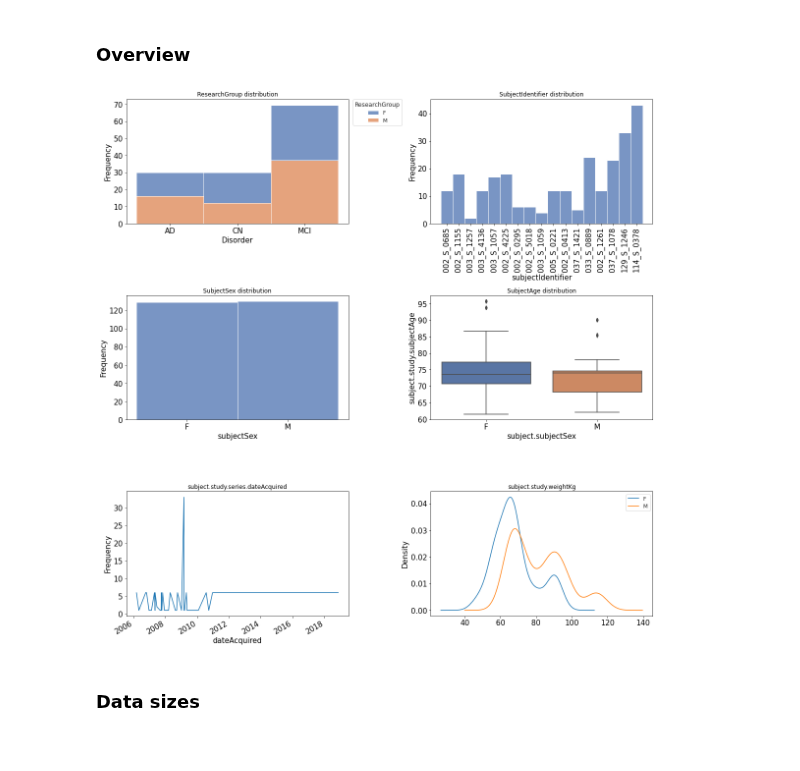
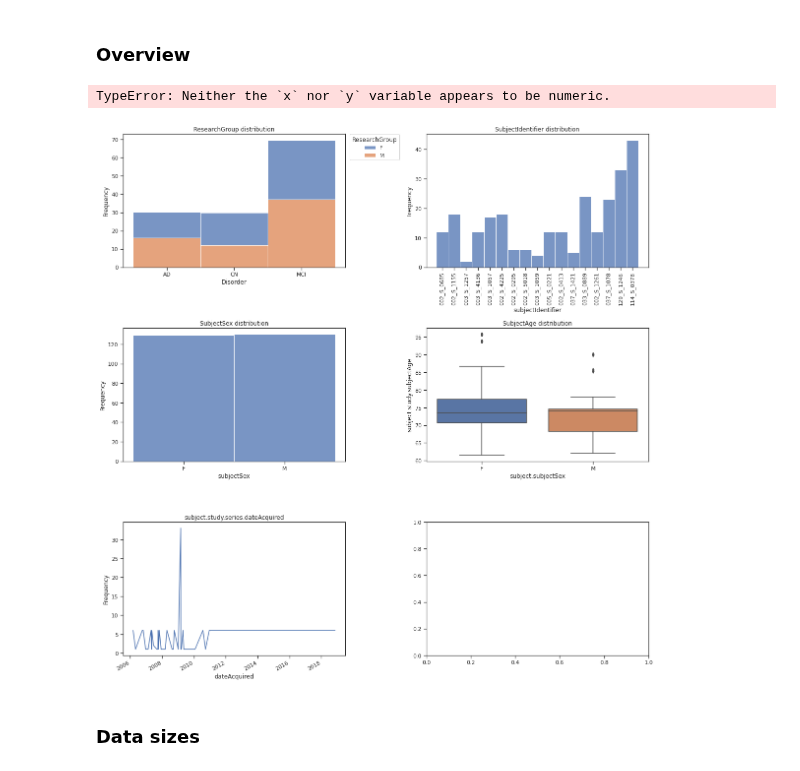
Before and after one commit to FredrikM97/Medical-ROI, a Jupyter notebook: Development/visualisation/visualisation.ipynb, the cells around one changed output. Cells and saved outputs as stored; diff of their text form; code cells hidden in the pictures.

Commit message:
Attempt to fix visualisaton error

```diff
--- a/Development/visualisation/visualisation.ipynb
+++ b/Development/visualisation/visualisation.ipynb
@@ -151,35 +151,45 @@ dplay.do_histplot(
     ax=axes[1,0],
     plot_kws={'stat':'frequency'},
     legend_kws={'title':'ResearchGroup'},
     setting_kws={'title':'SubjectSex distribution','xlabel':'subjectSex'}
 )
 
 dplay.do_boxplot(
     df,
     y='subject.study.subjectAge',
     x='subject.subjectSex',
     discrete=True,
     ax=axes[1,1],
     plot_kws={},
     legend_kws={'title':'ResearchGroup'},
     setting_kws={'title':'SubjectAge distribution'}
 )
 
 
 df['subject.study.series.dateAcquired'].value_counts().plot(
                                     ax=axes[2,0],
                                     title="subject.study.series.dateAcquired", xlabel="dateAcquired", ylabel="Frequency")
 
-
+dplay.do_boxplot(
+    df,
+    y='subject.subjectSex',
+    x='subject.study.series.dateAcquired',
+    discrete=True,
+    ax=axes[2,0],
+    plot_kws={},
+    legend_kws={'title':'ResearchGroup'},
+    setting_kws={'title':'SubjectAge distribution'}
+)
 df.groupby('subject.subjectSex')['subject.study.weightKg'].plot(kind='kde',
                                     ax=axes[2,1],
                                     title="subject.study.weightKg", xlabel="weightKg", ylabel="Frequency",legend=True)
 
 
 
 plt.show()
 # %% [output]
+TypeError: Neither the `x` nor `y` variable appears to be numeric.
-[figure, old version]
+[figure, new version]
 # %% [markdown]
 ### Data sizes
 # %%
```
Also changed, not shown: parts of 9 cells of this notebook.
